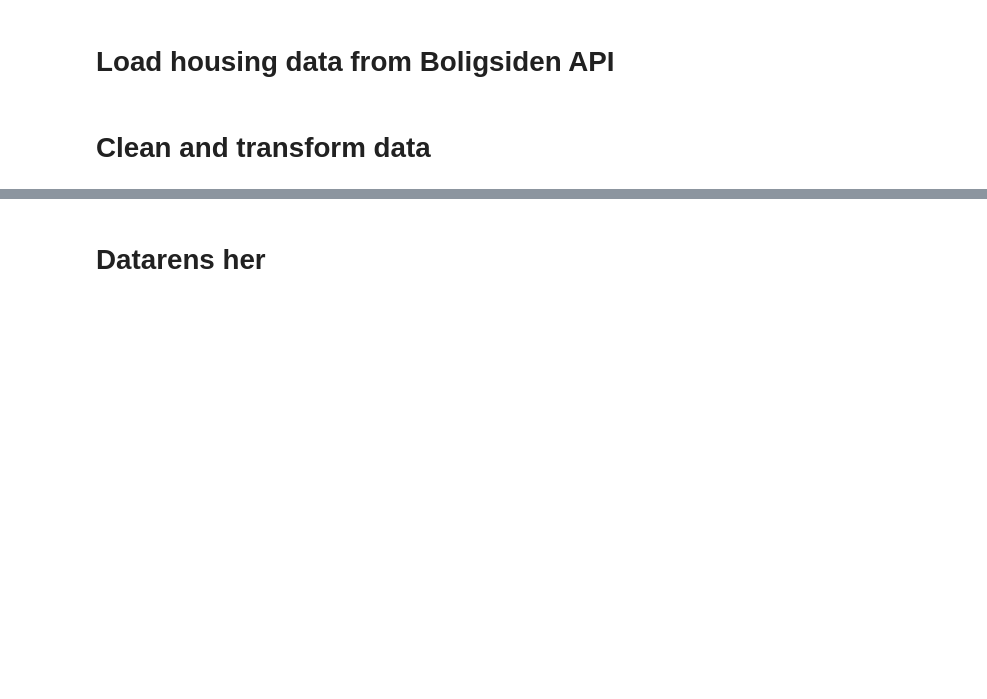
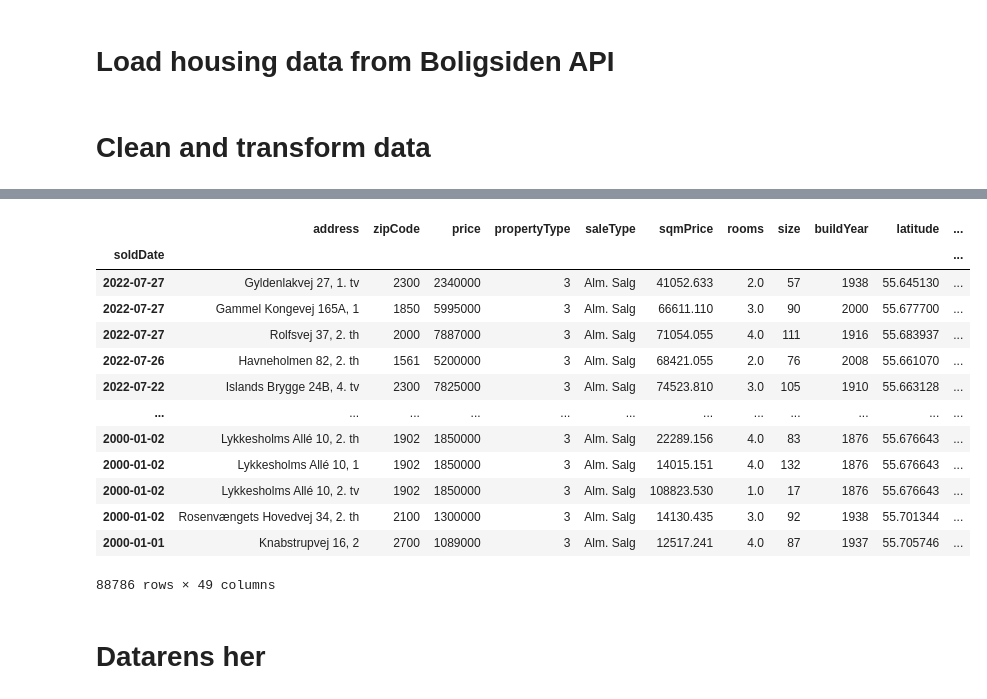
Before and after one commit to yapicikerem/ISDS_G9, a Jupyter notebook: data_analysis.ipynb, the cells around one changed output, grey strips where cells are left out. Saved outputs shown, nothing was run; the diff lists cells and outputs as text; code cells hidden in the pictures; blank space fills up the shorter version.

```diff
--- a/data_analysis.ipynb
+++ b/data_analysis.ipynb
@@ -125,12 +139,29 @@ houses = houses.set_index('soldDate').drop('guid', axis=1)
 #               compression='gzip')
 # %%
 bbr = pd.read_parquet('df.parquet.gzip')
-unpack_values = ['bbrInfoBox', 'buildingInfo', 'unitInfo']
+unpack_values = ['bbrInfoBox', 'unitInfo']
 for i in unpack_values:
     bbr = pd.concat([bbr, bbr[i].apply(ast.literal_eval).apply(pd.Series)], axis=1)
 bbr = bbr.drop(unpack_values, axis=1)
 # %%
 ####### GEM EVT. DEN HER FIL LOKALT SOM CSV-FIL, SÅ OG READ DEN, SÅ I IKKE SKAL KØRE HELE NOTEBOOKEN ######
 houses = pd.merge(houses, bbr, on='unitId', how='inner') # Inner merge to discard NaN's, if any
+houses = houses.set_index('soldDate').drop('guid', axis=1)
+houses
+# %% [output]
+|  | address | zipCode | price | propertyType | saleType | sqmPrice | rooms | size | buildYear | latitude | ... |
+| soldDate |  |  |  |  |  |  |  |  |  |  | ... |
+| 2022-07-27 | Gyldenlakvej 27, 1. tv | 2300 | 2340000 | 3 | Alm. Salg | 41052.633 | 2.0 | 57 | 1938 | 55.645130 | ... |
+| 2022-07-27 | Gammel Kongevej 165A, 1 | 1850 | 5995000 | 3 | Alm. Salg | 66611.110 | 3.0 | 90 | 2000 | 55.677700 | ... |
+| 2022-07-27 | Rolfsvej 37, 2. th | 2000 | 7887000 | 3 | Alm. Salg | 71054.055 | 4.0 | 111 | 1916 | 55.683937 | ... |
+| 2022-07-26 | Havneholmen 82, 2. th | 1561 | 5200000 | 3 | Alm. Salg | 68421.055 | 2.0 | 76 | 2008 | 55.661070 | ... |
+| 2022-07-22 | Islands Brygge 24B, 4. tv | 2300 | 7825000 | 3 | Alm. Salg | 74523.810 | 3.0 | 105 | 1910 | 55.663128 | ... |
+| ... | ... | ... | ... | ... | ... | ... | ... | ... | ... | ... | ... |
+| 2000-01-02 | Lykkesholms Allé 10, 2. th | 1902 | 1850000 | 3 | Alm. Salg | 22289.156 | 4.0 | 83 | 1876 | 55.676643 | ... |
+| 2000-01-02 | Lykkesholms Allé 10, 1 | 1902 | 1850000 | 3 | Alm. Salg | 14015.151 | 4.0 | 132 | 1876 | 55.676643 | ... |
+| 2000-01-02 | Lykkesholms Allé 10, 2. tv | 1902 | 1850000 | 3 | Alm. Salg | 108823.530 | 1.0 | 17 | 1876 | 55.676643 | ... |
+| 2000-01-02 | Rosenvængets Hovedvej 34, 2. th | 2100 | 1300000 | 3 | Alm. Salg | 14130.435 | 3.0 | 92 | 1938 | 55.701344 | ... |
+| 2000-01-01 | Knabstrupvej 16, 2 | 2700 | 1089000 | 3 | Alm. Salg | 12517.241 | 4.0 | 87 | 1937 | 55.705746 | ... |
+88786 rows × 49 columns
 # %% [markdown]
 # Datarens her
```
Also changed, not shown: parts of 2 cells of this notebook.
